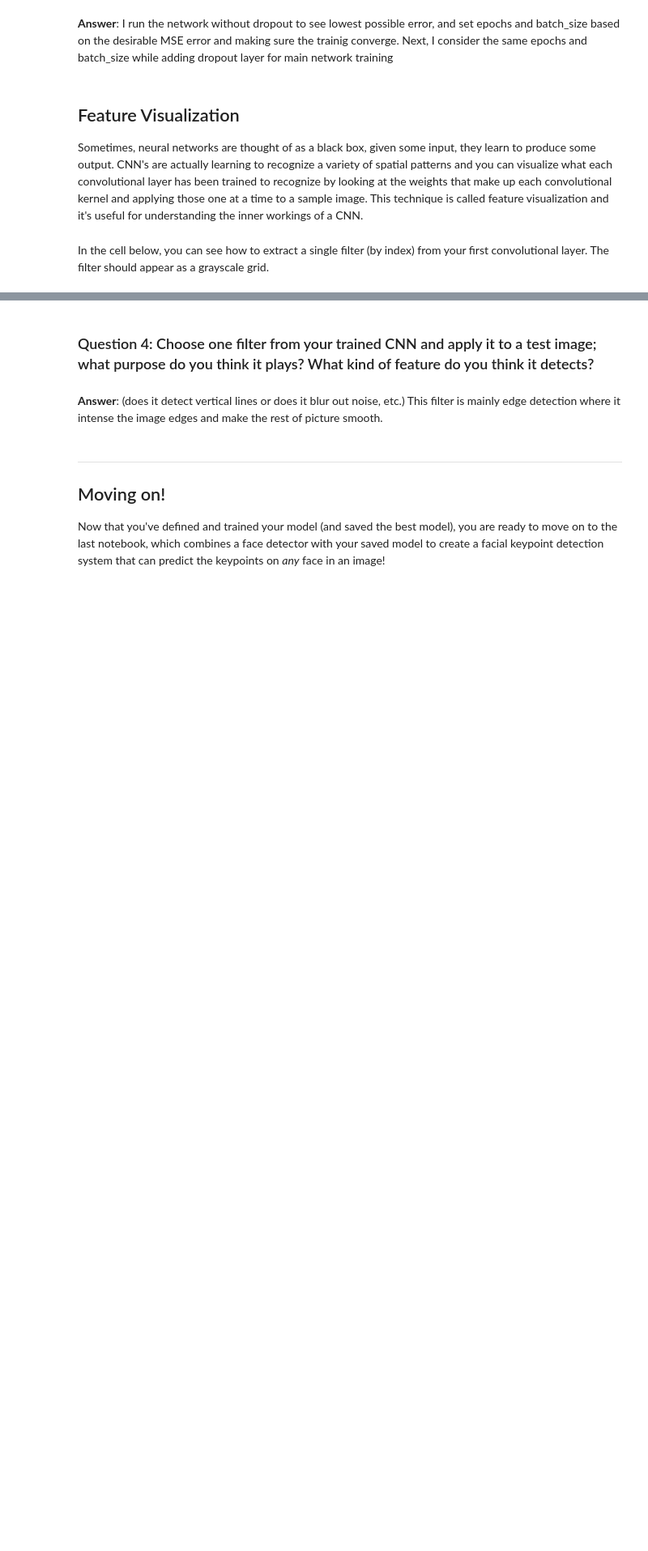
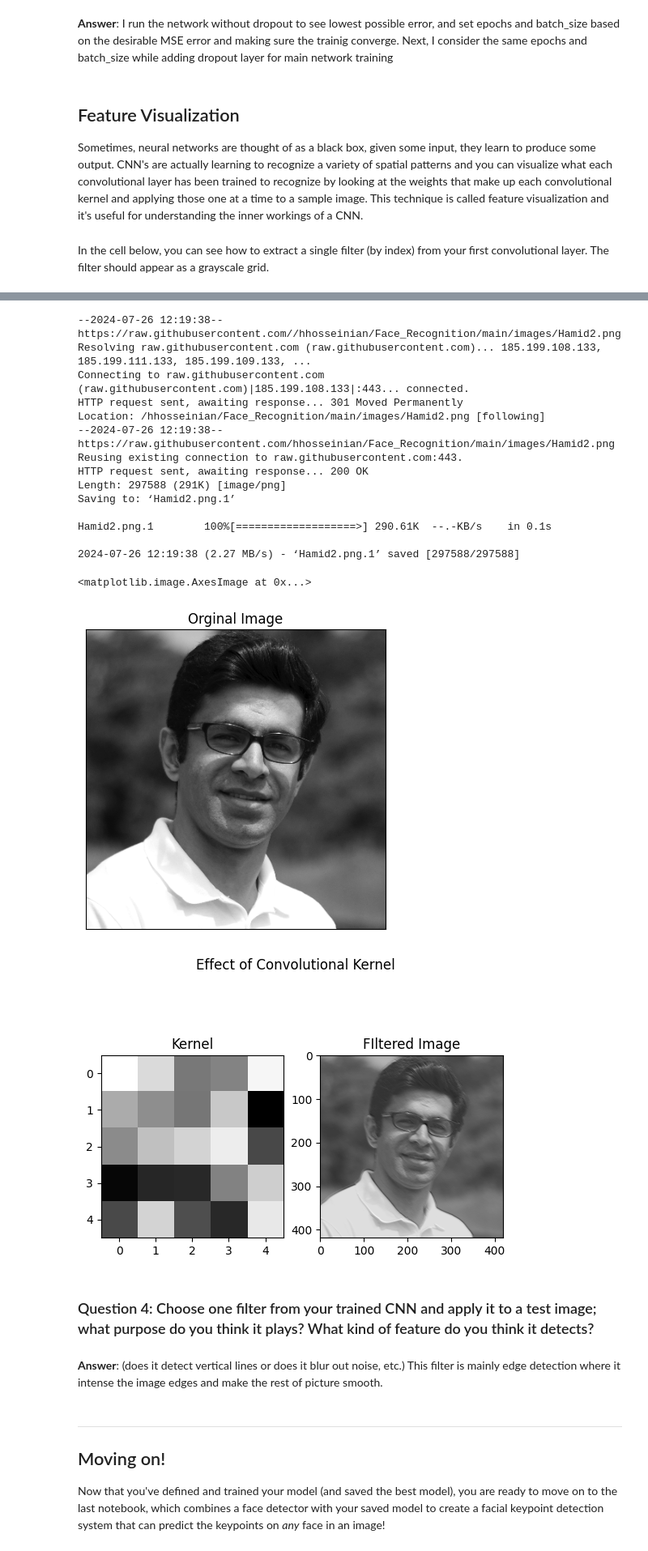
Before and after one commit to hhosseinian/Face_Recognition, a Jupyter notebook: 2. Define the Network Architecture-checkpoint.ipynb, the cells around one changed output, grey strips where cells are left out. Shown at 81% size. Saved outputs shown, nothing was run; the diff lists cells and outputs as text; code cells hidden in the pictures; blank space fills up the shorter version.

Commit message:
Debug: 2. Define the Network Architecture-checkpoint can be completely runned over Google Colab

```diff
--- a/2. Define the Network Architecture-checkpoint.ipynb
+++ b/2. Define the Network Architecture-checkpoint.ipynb
@@ -563,26 +566,45 @@ Next, choose a test image and filter it with one of the convolutional kernels in
 # %%
 ##load in and display any image from the transformed test dataset
 import cv2
 import matplotlib.image as mpimg
 ## TODO: Using cv's filter2D function,
 ## apply a specific set of filter weights (like the one displayed above) to the test image
-img = mpimg.imread('images/Hamid2.png')
+!wget https://raw.githubusercontent.com//hhosseinian/Face_Recognition/main/images/Hamid2.png # Uncomment this line for Running over Collab
+img = mpimg.imread('Hamid2.png')
 image = np.copy(img)
 image = cv2.cvtColor(image, cv2.COLOR_RGB2GRAY)
 
 plt.imshow(image, cmap='gray')
 plt.xticks([]), plt.yticks([])
 plt.title("Orginal Image")
 
 
 f_image = cv2.filter2D(image, -1, w[filter_index][0])
 
 fig, (ax1, ax2) = plt.subplots(1, 2)
 fig.suptitle("Effect of Convolutional Kernel")
 ax1.set_title("Kernel")
 ax1.imshow(w[filter_index][0], cmap='gray')
 ax2.set_title("FIltered Image")
 ax2.imshow(f_image, cmap='gray')
+# %% [output]
+--2024-07-26 12:19:38--  https://raw.githubusercontent.com//hhosseinian/Face_Recognition/main/images/Hamid2.png
+Resolving raw.githubusercontent.com (raw.githubusercontent.com)... 185.199.108.133, 185.199.111.133, 185.199.109.133, ...
+Connecting to raw.githubusercontent.com (raw.githubusercontent.com)|185.199.108.133|:443... connected.
+HTTP request sent, awaiting response... 301 Moved Permanently
+Location: /hhosseinian/Face_Recognition/main/images/Hamid2.png [following]
+--2024-07-26 12:19:38--  https://raw.githubusercontent.com/hhosseinian/Face_Recognition/main/images/Hamid2.png
+Reusing existing connection to raw.githubusercontent.com:443.
+HTTP request sent, awaiting response... 200 OK
+Length: 297588 (291K) [image/png]
+Saving to: ‘Hamid2.png.1’
+
+Hamid2.png.1        100%[===================>] 290.61K  --.-KB/s    in 0.1s
+
+2024-07-26 12:19:38 (2.27 MB/s) - ‘Hamid2.png.1’ saved [297588/297588]
+<matplotlib.image.AxesImage at 0x...>
+[figure, added]
+[figure, added]
 # %% [markdown]
 ### Question 4: Choose one filter from your trained CNN and apply it to a test image; what purpose do you think it plays? What kind of feature do you think it detects?
 # %% [markdown]
```
Also changed, not shown: parts of 10 cells of this notebook.
